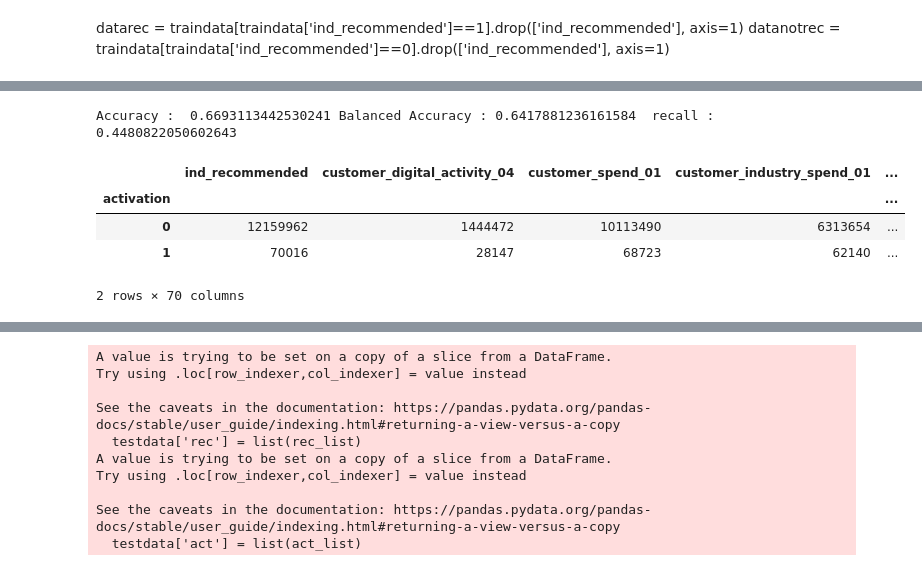
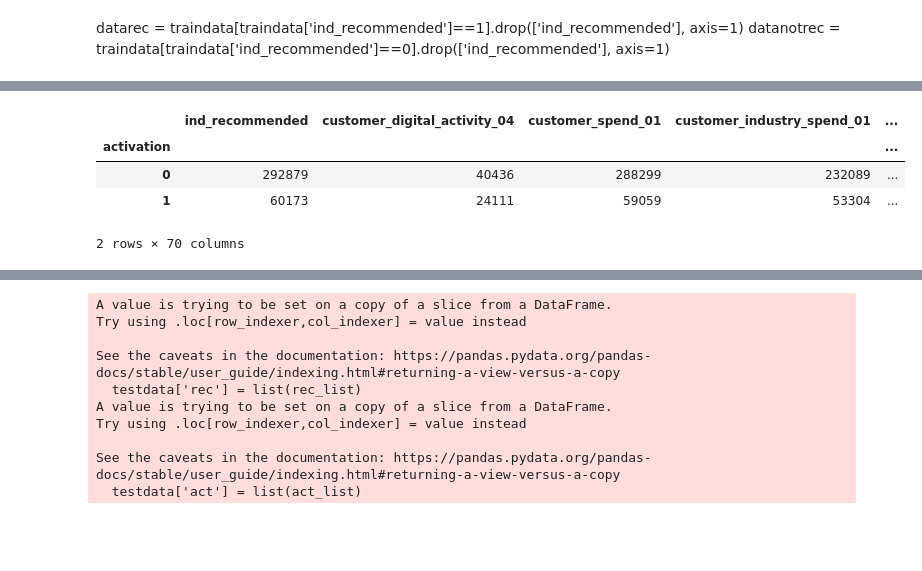
Before and after one commit to VedantZope/Amex-Superbowl-2023, a Jupyter notebook: sidfile.ipynb, the cells around one changed output, grey strips where cells are left out. Drawn from its saved outputs; the diff is of its cells as text; code cells hidden in the pictures; blank space fills up the shorter version.

```diff
--- a/sidfile.ipynb
+++ b/sidfile.ipynb
@@ -37 +81,10 @@ confusion_matrix_2col(traindata, 'ind_recommended', 'activation')
+# %%
+traindata = traindata.drop(traindata[traindata['ind_recommended'] == 1].index)
+traindata.groupby('activation').count()
+# %% [output]
+|  | ind_recommended | customer_digital_activity_04 | customer_spend_01 | customer_industry_spend_01 | ... |
+| activation |  |  |  |  | ... |
+| 0 | 292879 | 40436 | 288299 | 232089 | ... |
+| 1 | 60173 | 24111 | 59059 | 53304 | ... |
+2 rows × 70 columns
 # %%
@@ -46,12 +94,0 @@ y_pred = rec.predict(X_test)
-# %%
-print("Accuracy : ",accuracy_score(y_test, y_pred),"Balanced Accuracy :",balanced_accuracy_score(y_test, y_pred)," recall :",recall_score(y_test, y_pred))
-# %% [output]
-Accuracy :  0.6693113442530241 Balanced Accuracy : 0.6417881236161584  recall : 0.4480822050602643
-# %%
-traindata.groupby('activation').count()
-# %% [output]
-|  | ind_recommended | customer_digital_activity_04 | customer_spend_01 | customer_industry_spend_01 | ... |
-| activation |  |  |  |  | ... |
-| 0 | 12159962 | 1444472 | 10113490 | 6313654 | ... |
-| 1 | 70016 | 28147 | 68723 | 62140 | ... |
-2 rows × 70 columns
```
Also changed, not shown: parts of 30 cells of this notebook, 24 other files.
